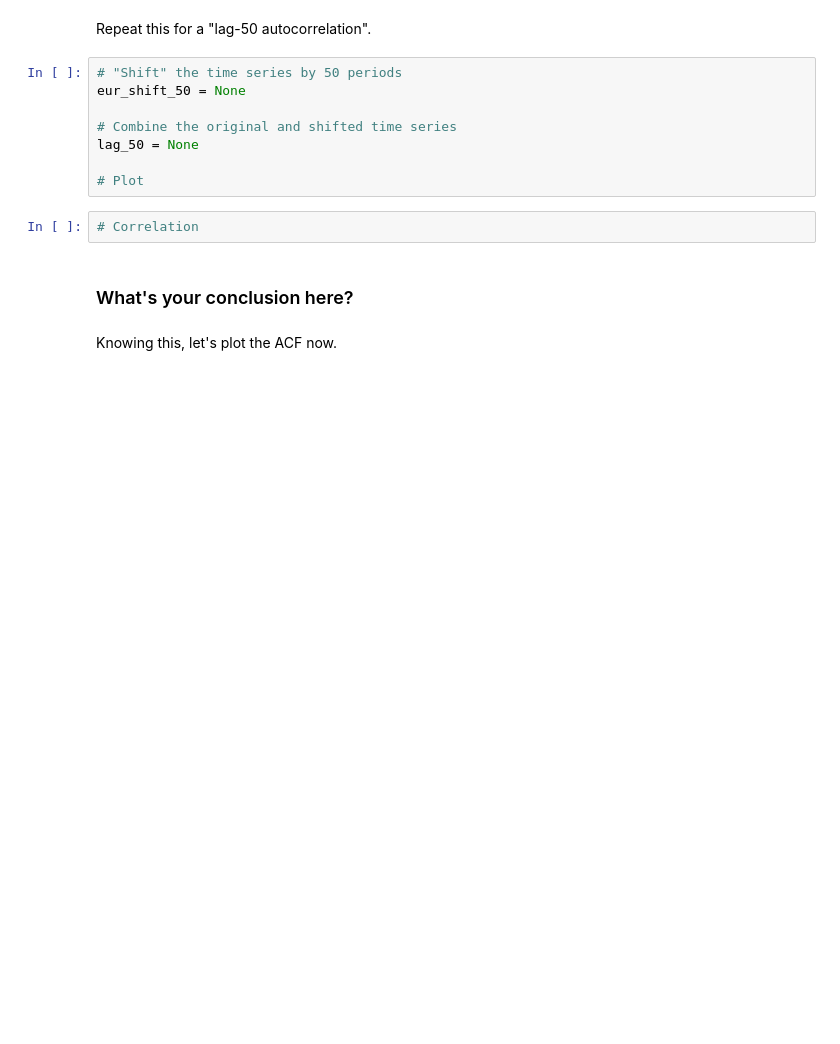
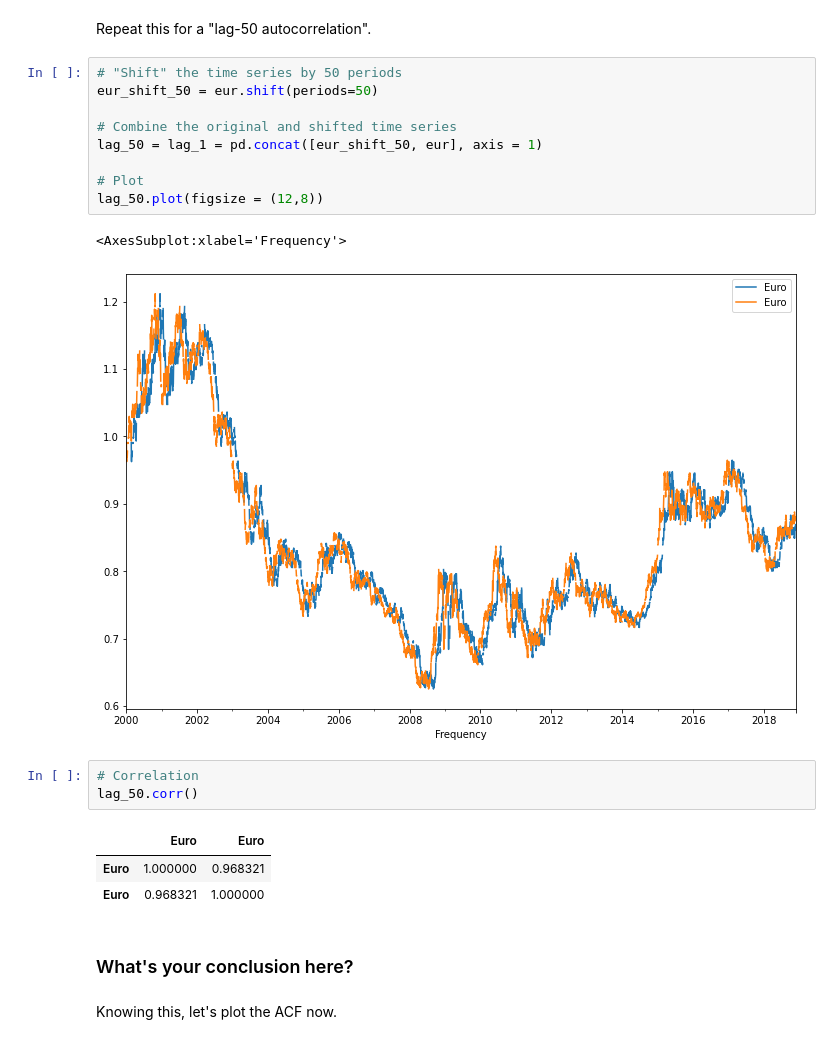
Before and after one commit to dendar/dsc-corr-autocorr-in-time-series-lab, a Jupyter notebook: index.ipynb, the cells around one changed output. Drawn from its saved outputs; the diff is of its cells as text; blank space fills up the shorter version.

```diff
--- a/index.ipynb
+++ b/index.ipynb
@@ -82,14 +128,23 @@ lag_1 = None
 Repeat this for a "lag-50 autocorrelation".
 # %%
 # "Shift" the time series by 50 periods
-eur_shift_50 = None
+eur_shift_50 = eur.shift(periods=50)
 
 # Combine the original and shifted time series
-lag_50 = None
+lag_50 = lag_1 = pd.concat([eur_shift_50, eur], axis = 1)
 
 # Plot
+lag_50.plot(figsize = (12,8))
+# %% [output]
+<AxesSubplot:xlabel='Frequency'>
+[figure, added]
 # %%
 # Correlation
+lag_50.corr()
+# %% [output]
+|  | Euro | Euro |
+| Euro | 1.000000 | 0.968321 |
+| Euro | 0.968321 | 1.000000 |
 # %% [markdown]
 ### What's your conclusion here?
 # %% [markdown]
```
Also changed, not shown: parts of 25 cells of this notebook.
